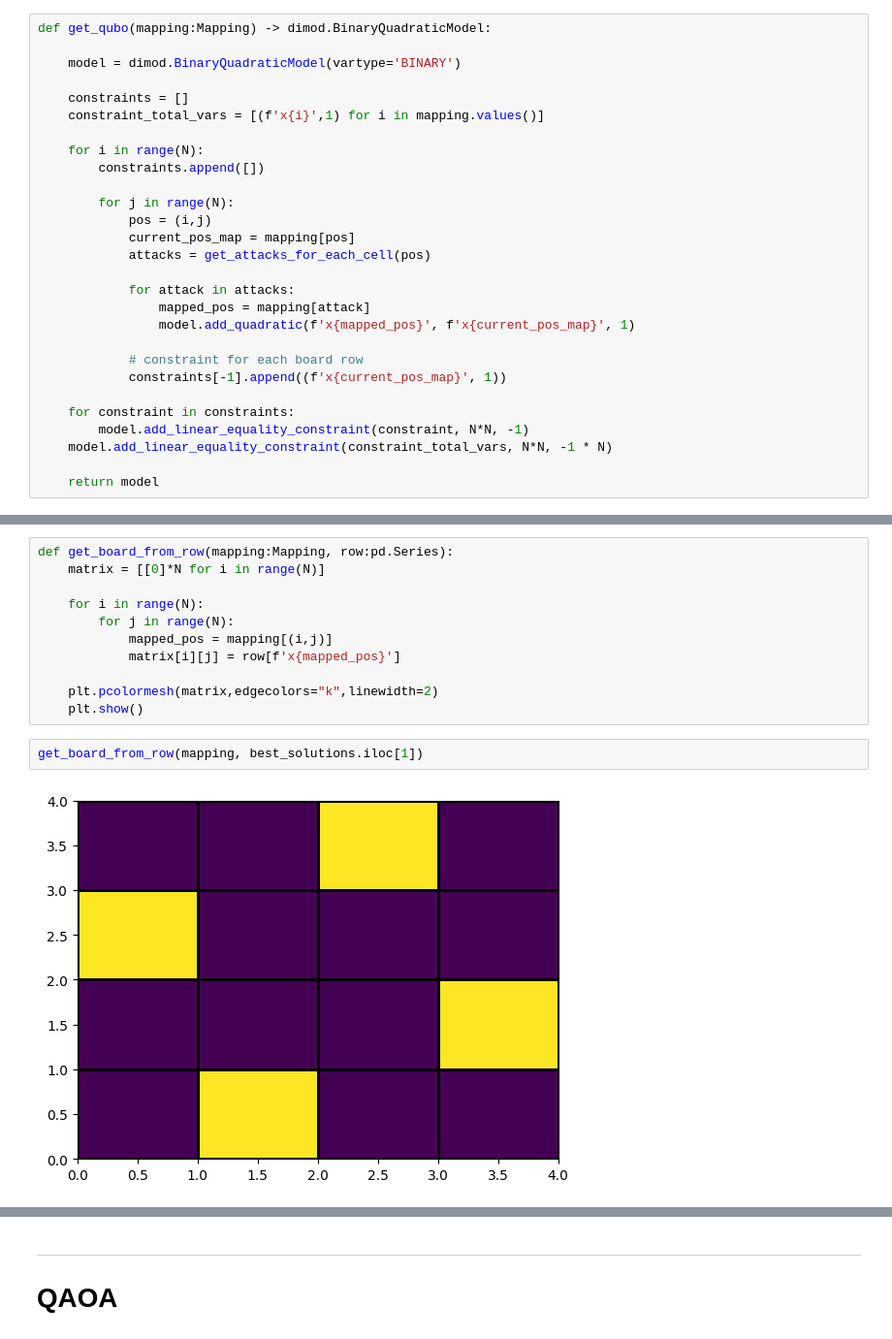
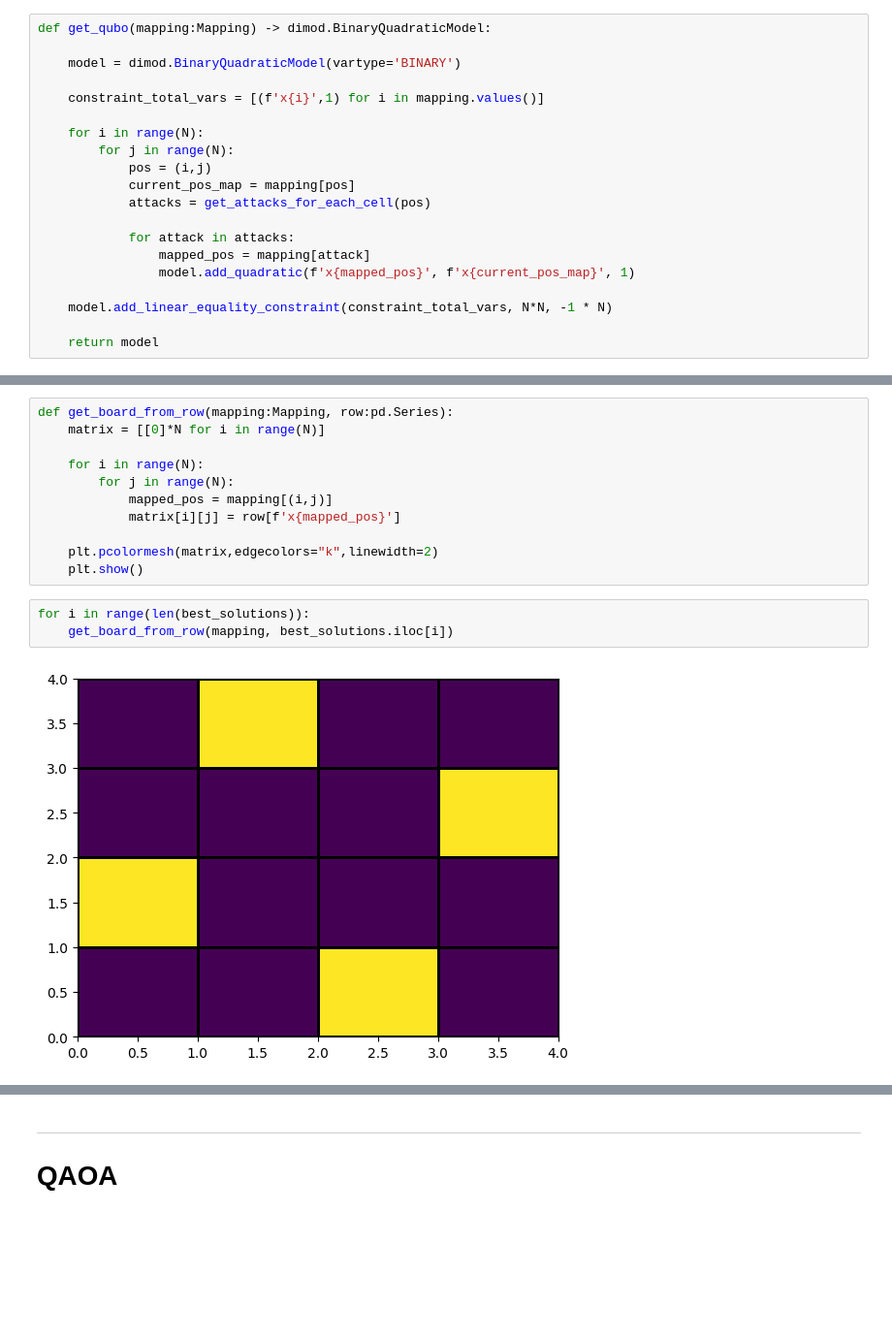
Before and after one commit to Dpbm/qnqueens, a Jupyter notebook: solver.ipynb, the cells around one changed output, grey strips where cells are left out. Shown at 97% size. Drawn from its saved outputs; the diff is of its cells as text; blank space fills up the shorter version.

```diff
--- a/solver.ipynb
+++ b/solver.ipynb
@@ -95,12 +95,9 @@ def get_qubo(mapping:Mapping) -> dimod.BinaryQuadraticModel:
 
     model = dimod.BinaryQuadraticModel(vartype='BINARY')
 
-    constraints = []
     constraint_total_vars = [(f'x{i}',1) for i in mapping.values()]
 
     for i in range(N):
-        constraints.append([])
-
         for j in range(N):
             pos = (i,j)
             current_pos_map = mapping[pos]
@@ -110,11 +107,6 @@ def get_qubo(mapping:Mapping) -> dimod.BinaryQuadraticModel:
                 mapped_pos = mapping[attack]
                 model.add_quadratic(f'x{mapped_pos}', f'x{current_pos_map}', 1)
 
-            # constraint for each board row
-            constraints[-1].append((f'x{current_pos_map}', 1))
-
-    for constraint in constraints:
-        model.add_linear_equality_constraint(constraint, N*N, -1)
     model.add_linear_equality_constraint(constraint_total_vars, N*N, -1 * N)
 
     return model
@@ -160,6 +152,7 @@ def get_board_from_row(mapping:Mapping, row:pd.Series):
     plt.pcolormesh(matrix,edgecolors="k",linewidth=2)
     plt.show()
 # %%
-get_board_from_row(mapping, best_solutions.iloc[1])
+for i in range(len(best_solutions)):
+    get_board_from_row(mapping, best_solutions.iloc[i])
 # %% [output]
-[figure, old version]
+[figure, new version]
```
Also changed, not shown: parts of 15 cells of this notebook, 1 other file.
